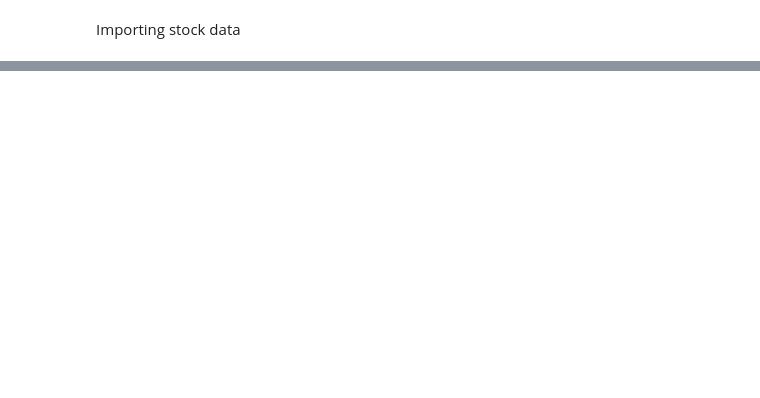
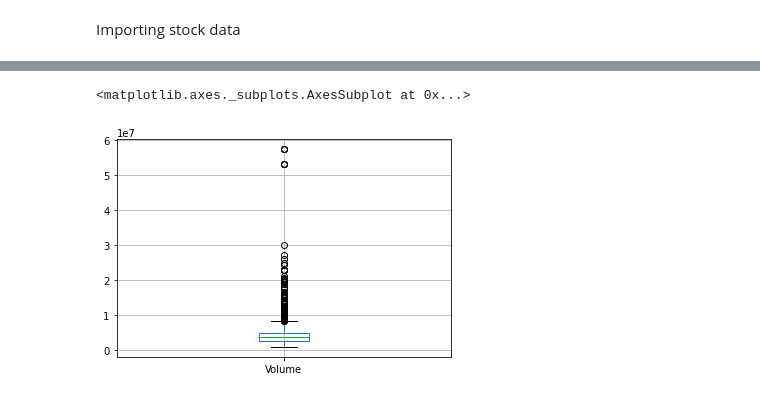
Before and after one commit to melaniaczobit/Predicting-AstraZeneca-Stock-Movement, a Jupyter notebook: AstraZeneca_Stock_Prices.ipynb, the cells around one changed output, grey strips where cells are left out. Cells and saved outputs as stored; diff of their text form; code cells hidden in the pictures; blank space fills up the shorter version.

```diff
--- a/AstraZeneca_Stock_Prices.ipynb
+++ b/AstraZeneca_Stock_Prices.ipynb
@@ -129,0 +191,5 @@ Long Short Term Memory (LSTM)
+# %%
+train.boxplot('Volume')
+# %% [output]
+<matplotlib.axes._subplots.AxesSubplot at 0x...>
+[figure, added]
```
Also changed, not shown: parts of 63 cells of this notebook.
